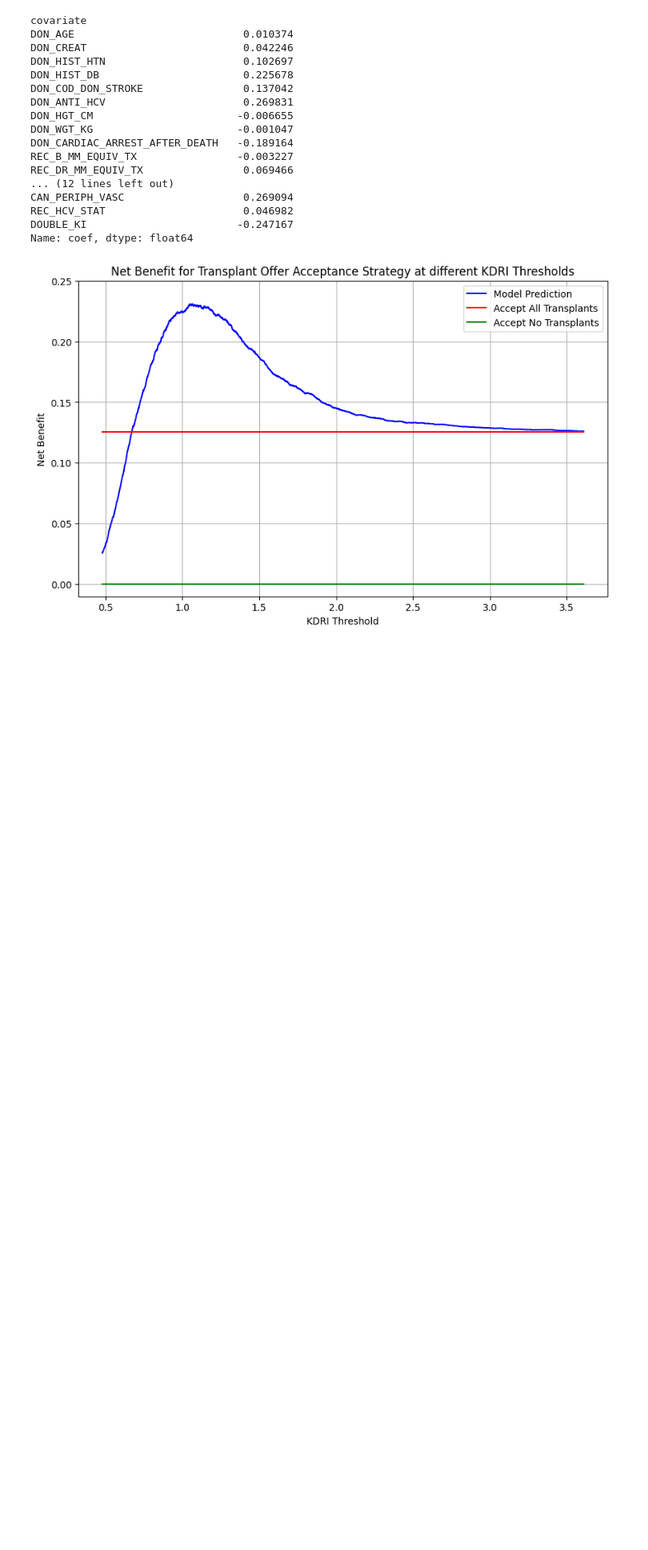
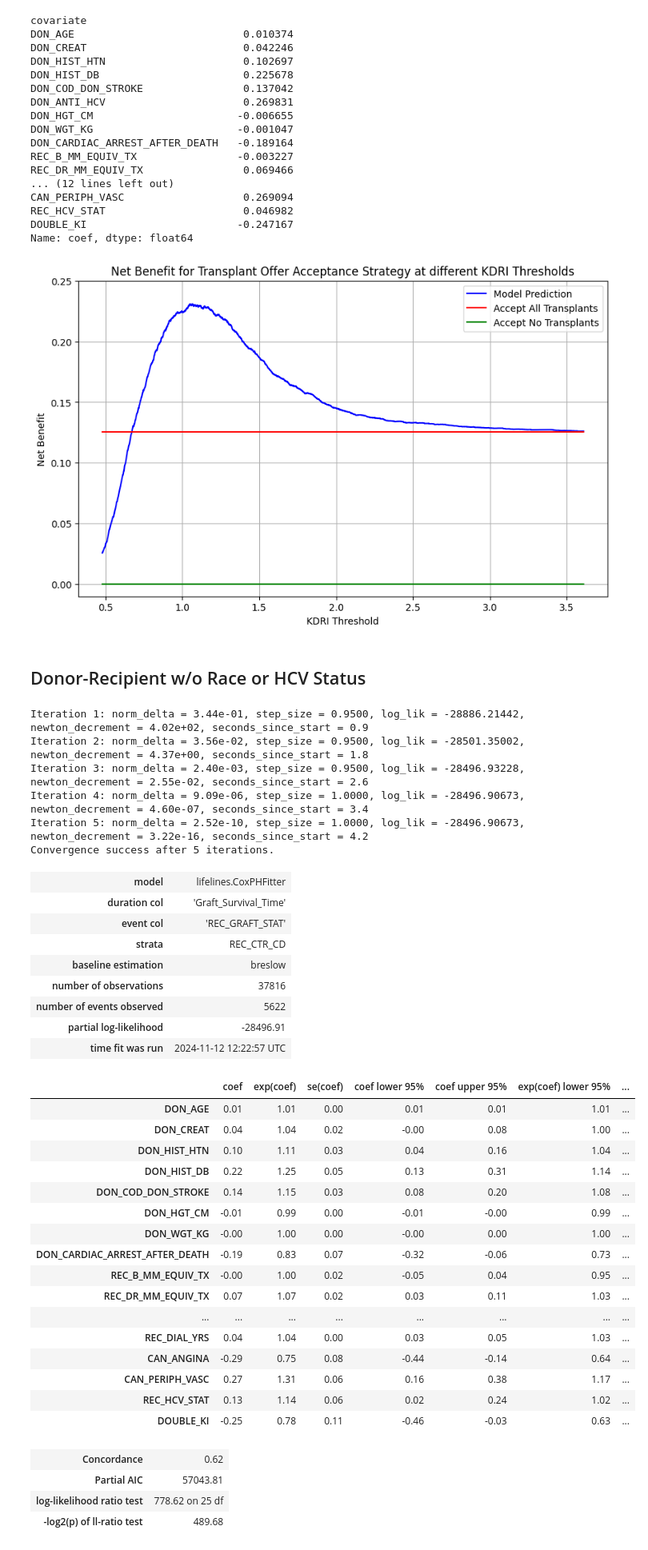
Before and after one commit to akhan390/-decision-curve-analysis-kdri, a Jupyter notebook: dca_preds_DR.ipynb, the cells around one changed output. Shown: that part at 80% size. Cells and saved outputs as stored; diff of their text form; code cells hidden in the pictures; blank space fills up the shorter version.

Commit message:
added hcv status

```diff
--- a/dca_preds_DR.ipynb
+++ b/dca_preds_DR.ipynb
@@ -444,3 +446,60 @@ plt.grid(True)
 plt.show()
 # %% [output]
 [figure]
+# %% [markdown]
+ ## Donor-Recipient w/o Race or HCV Status
+# %%
+df_train = df_validate.drop('DON_ANTI_HCV', axis=1)
+df_validate = df_validate.drop('DON_ANTI_HCV', axis=1)
+# %%
+# Donor Recipient model without race term
+
+cph2 = CoxPHFitter()
+
+cph2.fit(
+    df_train,
+    'Graft_Survival_Time',
+    'REC_GRAFT_STAT',
+    strata=['REC_CTR_CD'],
+    show_progress=True,
+    formula=( "DON_AGE  + DON_CREAT + DON_HIST_HTN + DON_HIST_DB + DON_COD_DON_STROKE + DON_HGT_CM + DON_WGT_KG + DON_CARDIAC_ARREST_AFTER_DEATH + REC_B_MM_EQUIV_TX + REC_DR_MM_EQUIV_TX + REC_COLD_ISCH_TM + EN_BLOC + REC_AGE_AT_TX + REC_DIAB + REC_HTN + CAN_RACE_SRTR + REC_DGN + CAN_PREV_TXFUS + CAN_WGT_KG + CAN_LAST_SRTR_PEAK_PRA + REC_DIAL_YRS + CAN_ANGINA + CAN_PERIPH_VASC + REC_HCV_STAT + DOUBLE_KI")
+)
+
+cph2.print_summary()
+# %% [output]
+Iteration 1: norm_delta = 3.44e-01, step_size = 0.9500, log_lik = -28886.21442, newton_decrement = 4.02e+02, seconds_since_start = 0.9
+Iteration 2: norm_delta = 3.56e-02, step_size = 0.9500, log_lik = -28501.35002, newton_decrement = 4.37e+00, seconds_since_start = 1.8
+Iteration 3: norm_delta = 2.40e-03, step_size = 0.9500, log_lik = -28496.93228, newton_decrement = 2.55e-02, seconds_since_start = 2.6
+Iteration 4: norm_delta = 9.09e-06, step_size = 1.0000, log_lik = -28496.90673, newton_decrement = 4.60e-07, seconds_since_start = 3.4
+Iteration 5: norm_delta = 2.52e-10, step_size = 1.0000, log_lik = -28496.90673, newton_decrement = 3.22e-16, seconds_since_start = 4.2
+Convergence success after 5 iterations.
+| model | lifelines.CoxPHFitter |
+| duration col | 'Graft_Survival_Time' |
+| event col | 'REC_GRAFT_STAT' |
+| strata | REC_CTR_CD |
+| baseline estimation | breslow |
+| number of observations | 37816 |
+| number of events observed | 5622 |
+| partial log-likelihood | -28496.91 |
+| time fit was run | 2024-11-12 12:22:57 UTC |
+|  | coef | exp(coef) | se(coef) | coef lower 95% | coef upper 95% | exp(coef) lower 95% | ... |
+| DON_AGE | 0.01 | 1.01 | 0.00 | 0.01 | 0.01 | 1.01 | ... |
+| DON_CREAT | 0.04 | 1.04 | 0.02 | -0.00 | 0.08 | 1.00 | ... |
+| DON_HIST_HTN | 0.10 | 1.11 | 0.03 | 0.04 | 0.16 | 1.04 | ... |
+| DON_HIST_DB | 0.22 | 1.25 | 0.05 | 0.13 | 0.31 | 1.14 | ... |
+| DON_COD_DON_STROKE | 0.14 | 1.15 | 0.03 | 0.08 | 0.20 | 1.08 | ... |
+| DON_HGT_CM | -0.01 | 0.99 | 0.00 | -0.01 | -0.00 | 0.99 | ... |
+| DON_WGT_KG | -0.00 | 1.00 | 0.00 | -0.00 | 0.00 | 1.00 | ... |
+| DON_CARDIAC_ARREST_AFTER_DEATH | -0.19 | 0.83 | 0.07 | -0.32 | -0.06 | 0.73 | ... |
+| REC_B_MM_EQUIV_TX | -0.00 | 1.00 | 0.02 | -0.05 | 0.04 | 0.95 | ... |
+| REC_DR_MM_EQUIV_TX | 0.07 | 1.07 | 0.02 | 0.03 | 0.11 | 1.03 | ... |
+| ... | ... | ... | ... | ... | ... | ... | ... |
+| REC_DIAL_YRS | 0.04 | 1.04 | 0.00 | 0.03 | 0.05 | 1.03 | ... |
+| CAN_ANGINA | -0.29 | 0.75 | 0.08 | -0.44 | -0.14 | 0.64 | ... |
+| CAN_PERIPH_VASC | 0.27 | 1.31 | 0.06 | 0.16 | 0.38 | 1.17 | ... |
+| REC_HCV_STAT | 0.13 | 1.14 | 0.06 | 0.02 | 0.24 | 1.02 | ... |
+| DOUBLE_KI | -0.25 | 0.78 | 0.11 | -0.46 | -0.03 | 0.63 | ... |
+| Concordance | 0.62 |
+| Partial AIC | 57043.81 |
+| log-likelihood ratio test | 778.62 on 25 df |
+| -log2(p) of ll-ratio test | 489.68 |
```
Also changed, not shown: parts of 4 cells of this notebook.
